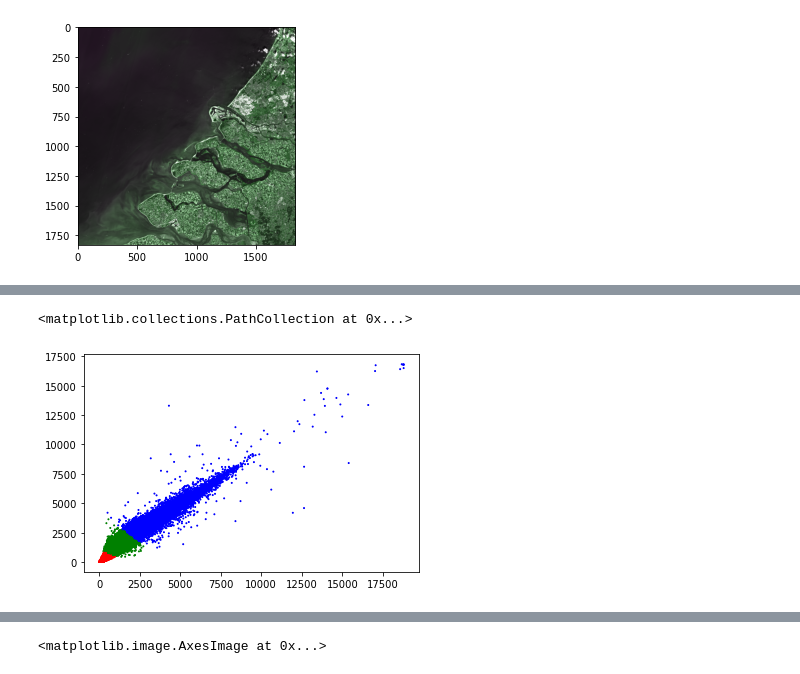
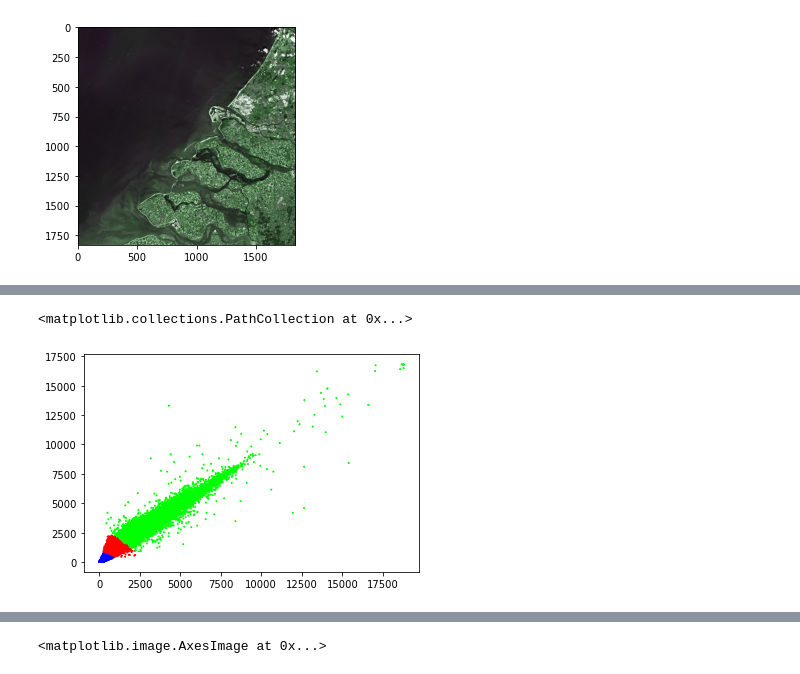
Before and after one commit to ondrej-vesely/GEO1001-hw2, a Jupyter notebook: hw2.ipynb, the cells around one changed output, grey strips where cells are left out. Cells and saved outputs as stored; diff of their text form; code cells hidden in the pictures.

```diff
--- a/hw2.ipynb
+++ b/hw2.ipynb
@@ -25,7 +27,7 @@ r10m = load_jp2(path + 'R10m/')
 # %%
 for i, (band, data) in enumerate(r60m.items()):
   ax = plt.subplot2grid((3,5), (i//5, i%5))
-  ax.imshow(data.read()[0], cmap='RdYlGn')
+  ax.imshow(data.read()[0], cmap='gray')
   ax.get_xaxis().set_visible(False)
   ax.get_yaxis().set_visible(False)
   ax.set_title(band)
@@ -52,12 +55,16 @@ Clipping input data to the valid range for imshow with RGB data ([0..1] for floa
 bands = ['B02', 'B04']
 dataset = r60m
 n_labels = 3
+seed = 1
 
 
-stack = np.vstack([dataset[band].read()[0].flatten() for band in bands]).T
-kmeans = KMeans(n_clusters=n_labels).fit(stack)
+data = [dataset[band] for band in bands if band in dataset]
+stack = np.array([img.read()[0].flatten() for img in data]).T
+kmeans = MiniBatchKMeans(n_clusters=n_labels, random_state=seed).fit(stack)
 label_arr = np.array(np.split(kmeans.labels_, data[0].width))
 
 for i in range(n_labels):
   print('Label %s: %s occurences' % (i, np.count_nonzero(kmeans.labels_ == i)))
+
+plt.imshow(label_arr, cmap='brg', interpolation='nearest')
 # %% [output]
@@ -67,6 +76,5 @@ Label 2: 31207 occurences
 # %%
-rgb = np.array(['r', 'g', 'b'])
-plt.scatter(stack.T[0], stack.T[1], s=1, c=rgb[kmeans.labels_])
+plt.scatter(stack.T[0], stack.T[1], s=1, c=kmeans.labels_, cmap='brg')
 # %% [output]
 <matplotlib.collections.PathCollection at 0x...>
-[figure, old version]
+[figure, new version]
```
Also changed, not shown: parts of 6 cells of this notebook.
